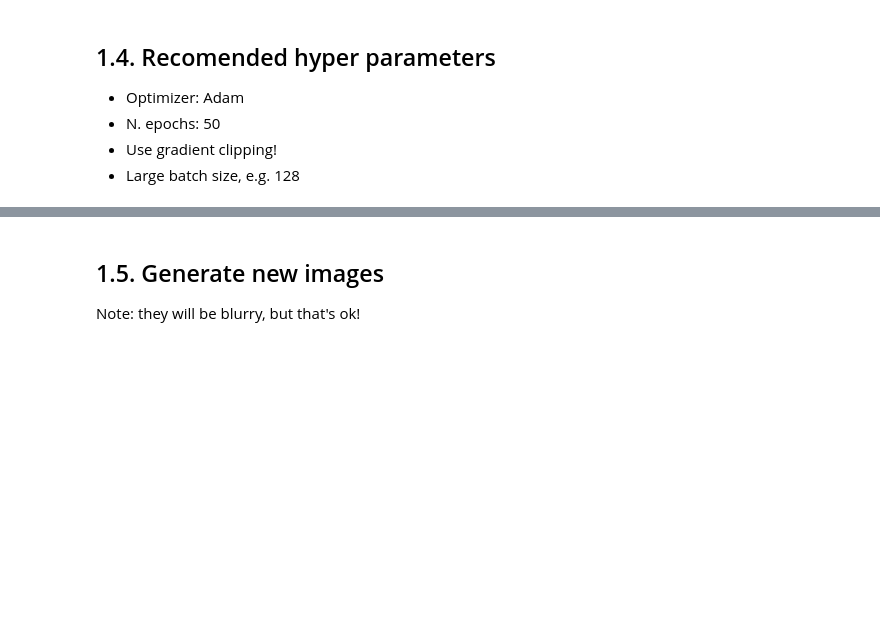
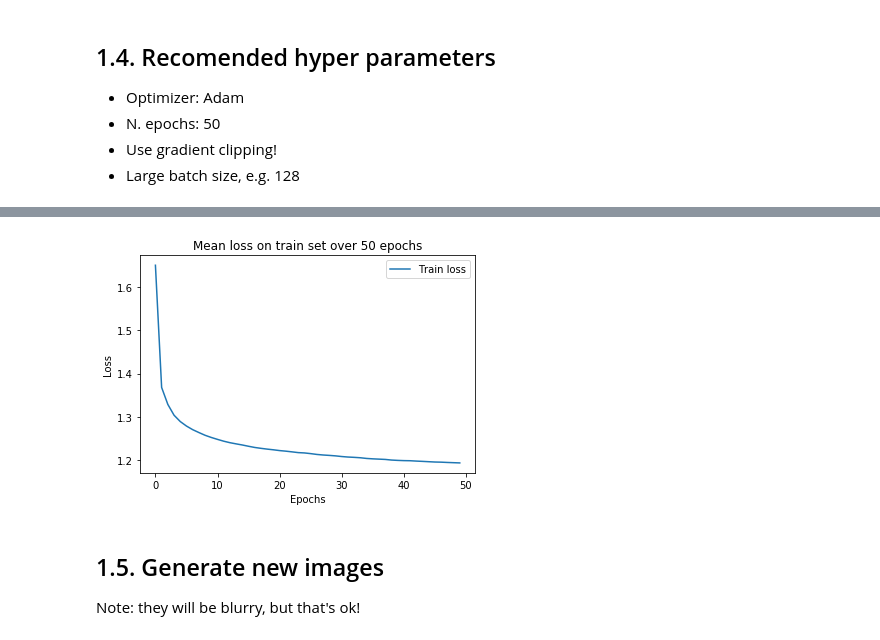
Before and after one commit to tbabinet/M2_AIC, a Jupyter notebook: Deep Learning/TP3/TP3.ipynb, the cells around one changed output, grey strips where cells are left out. Cells and saved outputs as stored; diff of their text form; code cells hidden in the pictures; blank space fills up the shorter version.

```diff
--- a/Deep Learning/TP3/TP3.ipynb
+++ b/Deep Learning/TP3/TP3.ipynb
@@ -497,4 +498,14 @@ Mean loss :  163.334674375
 ... (89 outputs left out)
+# %%
+plt.plot(stat_dict["vae"], label= "Train loss")
+plt.xlabel("Epochs")
+plt.ylabel("Loss")
+plt.legend()
+plt.title("Mean loss on train set over 50 epochs")
+plt.savefig('loss_vae.png'.format(m))
+plt.show()
+# %% [output]
+[figure, added]
 # %% [markdown]
 ## 1.5. Generate new images
 Note: they will be blurry, but that's ok!
```
Also changed, not shown: parts of 8 cells of this notebook, 17 other files.
